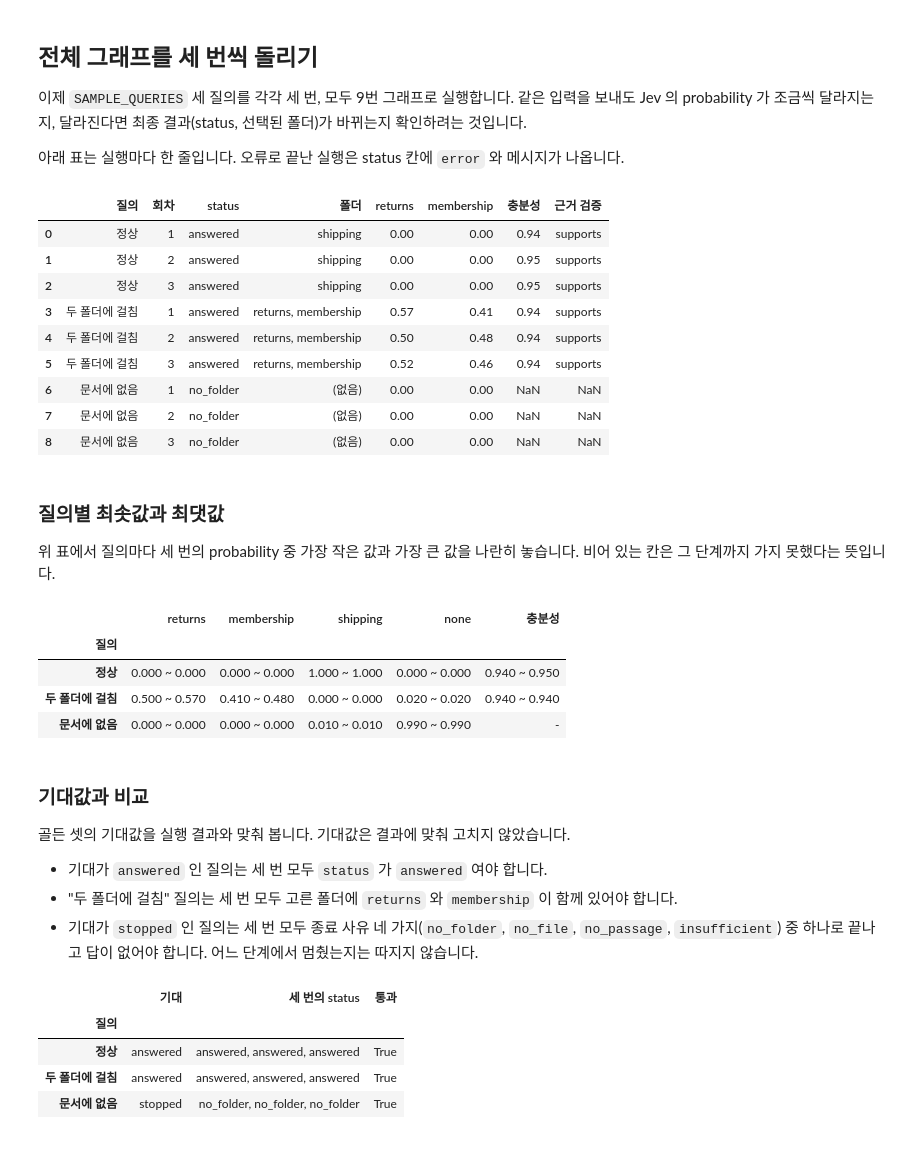
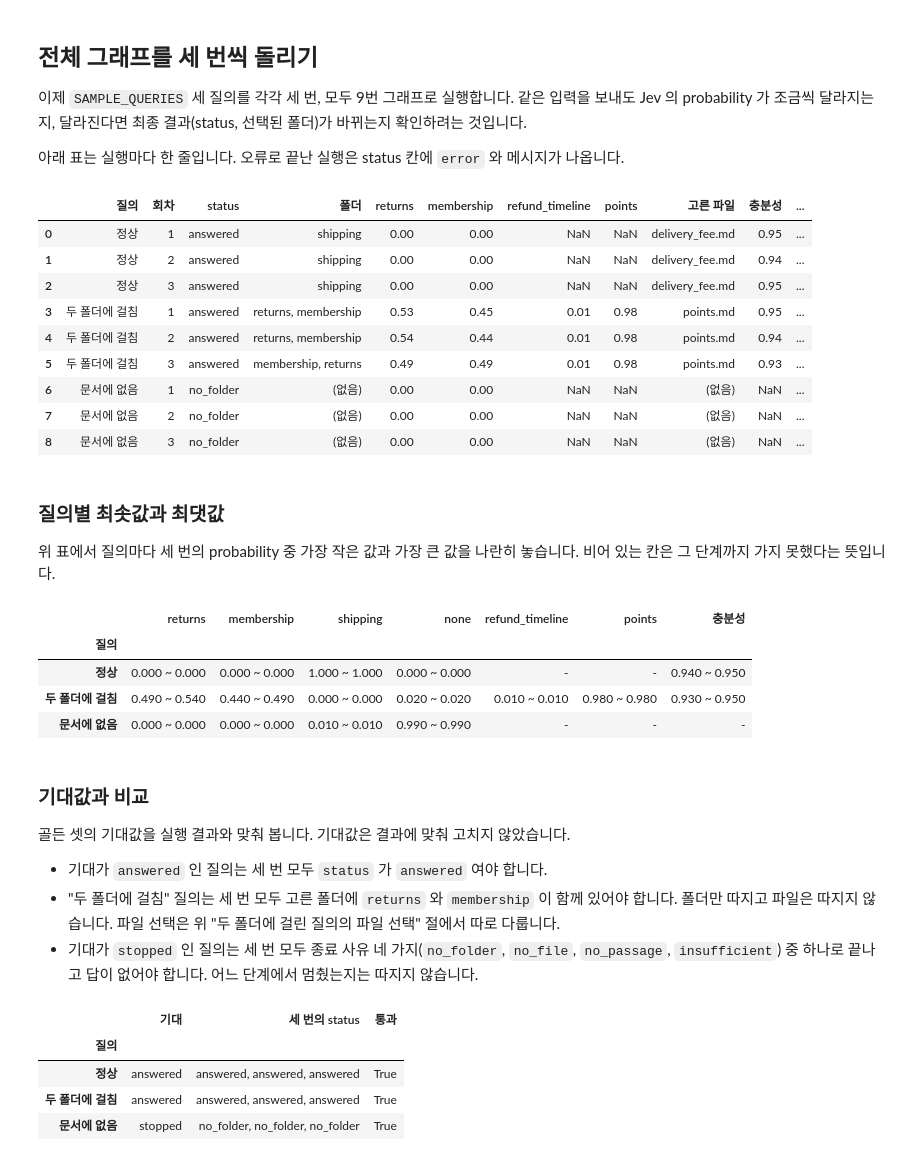
Before and after one commit to teddylee777/fastcampus-jev, a Jupyter notebook: notebooks/12-문서-RAG.ipynb, the cells around one changed output. Cells and saved outputs as stored; diff of their text form; code cells hidden in the pictures.

```diff
--- a/notebooks/12-문서-RAG.ipynb
+++ b/notebooks/12-문서-RAG.ipynb
@@ -291,45 +299,49 @@ for sample in SAMPLE_QUERIES:
         state = await graph.ainvoke({"payload": {"query": sample["query"]}})
         output = state.get("output")
         if output is None:
             runs.append({"label": sample["label"], "run": run_number, "status": f"error: {state.get('error')}",
-                         "folders": [], "answer": None, "grounding": None, "steps": []})
+                         "folders": [], "files": [], "answer": None, "grounding": None, "steps": []})
             continue
         runs.append({"label": sample["label"], "run": run_number, "status": output["status"],
-                     "folders": output["folders"], "answer": output["answer"],
+                     "folders": output["folders"], "files": output["files"], "answer": output["answer"],
                      "grounding": output["grounding"], "steps": output["steps"]})
 
 
 def step_probabilities(run, kind):
     step = next((step for step in run["steps"] if step["kind"] == kind), None)
     return step["probabilities"] if step else {}
 
 
 run_rows = []
 for run in runs:
     folder_probs = step_probabilities(run, "folder")
+    file_probs = step_probabilities(run, "file")
     sufficiency = step_probabilities(run, "sufficiency").get("sufficient")
     run_rows.append({
         "질의": run["label"],
         "회차": run["run"],
         "status": run["status"],
         "폴더": ", ".join(run["folders"]) or "(없음)",
         "returns": round(folder_probs["returns"], 3) if "returns" in folder_probs else None,
         "membership": round(folder_probs["membership"], 3) if "membership" in folder_probs else None,
+        "refund_timeline": round(file_probs["returns__refund_timeline"], 3) if "returns__refund_timeline" in file_probs else None,
+        "points": round(file_probs["membership__points"], 3) if "membership__points" in file_probs else None,
+        "고른 파일": ", ".join(path.split("/")[-1] for path in run["files"]) or "(없음)",
         "충분성": round(sufficiency, 3) if sufficiency is not None else None,
         "근거 검증": run["grounding"],
     })
 pd.DataFrame(run_rows)
 # %% [output]
-|  | 질의 | 회차 | status | 폴더 | returns | membership | 충분성 | 근거 검증 |
-| 0 | 정상 | 1 | answered | shipping | 0.00 | 0.00 | 0.94 | supports |
-| 1 | 정상 | 2 | answered | shipping | 0.00 | 0.00 | 0.95 | supports |
-| 2 | 정상 | 3 | answered | shipping | 0.00 | 0.00 | 0.95 | supports |
-| 3 | 두 폴더에 걸침 | 1 | answered | returns, membership | 0.57 | 0.41 | 0.94 | supports |
-| 4 | 두 폴더에 걸침 | 2 | answered | returns, membership | 0.50 | 0.48 | 0.94 | supports |
-| 5 | 두 폴더에 걸침 | 3 | answered | returns, membership | 0.52 | 0.46 | 0.94 | supports |
-| 6 | 문서에 없음 | 1 | no_folder | (없음) | 0.00 | 0.00 | NaN | NaN |
-| 7 | 문서에 없음 | 2 | no_folder | (없음) | 0.00 | 0.00 | NaN | NaN |
-| 8 | 문서에 없음 | 3 | no_folder | (없음) | 0.00 | 0.00 | NaN | NaN |
+|  | 질의 | 회차 | status | 폴더 | returns | membership | refund_timeline | points | 고른 파일 | 충분성 | ... |
+| 0 | 정상 | 1 | answered | shipping | 0.00 | 0.00 | NaN | NaN | delivery_fee.md | 0.95 | ... |
+| 1 | 정상 | 2 | answered | shipping | 0.00 | 0.00 | NaN | NaN | delivery_fee.md | 0.94 | ... |
+| 2 | 정상 | 3 | answered | shipping | 0.00 | 0.00 | NaN | NaN | delivery_fee.md | 0.95 | ... |
+| 3 | 두 폴더에 걸침 | 1 | answered | returns, membership | 0.53 | 0.45 | 0.01 | 0.98 | points.md | 0.95 | ... |
+| 4 | 두 폴더에 걸침 | 2 | answered | returns, membership | 0.54 | 0.44 | 0.01 | 0.98 | points.md | 0.94 | ... |
+| 5 | 두 폴더에 걸침 | 3 | answered | membership, returns | 0.49 | 0.49 | 0.01 | 0.98 | points.md | 0.93 | ... |
+| 6 | 문서에 없음 | 1 | no_folder | (없음) | 0.00 | 0.00 | NaN | NaN | (없음) | NaN | ... |
+| 7 | 문서에 없음 | 2 | no_folder | (없음) | 0.00 | 0.00 | NaN | NaN | (없음) | NaN | ... |
+| 8 | 문서에 없음 | 3 | no_folder | (없음) | 0.00 | 0.00 | NaN | NaN | (없음) | NaN | ... |
 # %% [markdown]
 ### 질의별 최솟값과 최댓값
 
@@ -349,22 +361,24 @@ for sample in SAMPLE_QUERIES:
         "membership": min_max([step_probabilities(run, "folder").get("membership") for run in mine]),
         "shipping": min_max([step_probabilities(run, "folder").get("shipping") for run in mine]),
         "none": min_max([step_probabilities(run, "folder").get("none") for run in mine]),
+        "refund_timeline": min_max([step_probabilities(run, "file").get("returns__refund_timeline") for run in mine]),
+        "points": min_max([step_probabilities(run, "file").get("membership__points") for run in mine]),
         "충분성": min_max([step_probabilities(run, "sufficiency").get("sufficient") for run in mine]),
     })
 pd.DataFrame(spread_rows).set_index("질의")
 # %% [output]
-|  | returns | membership | shipping | none | 충분성 |
-| 질의 |  |  |  |  |  |
-| 정상 | 0.000 ~ 0.000 | 0.000 ~ 0.000 | 1.000 ~ 1.000 | 0.000 ~ 0.000 | 0.940 ~ 0.950 |
-| 두 폴더에 걸침 | 0.500 ~ 0.570 | 0.410 ~ 0.480 | 0.000 ~ 0.000 | 0.020 ~ 0.020 | 0.940 ~ 0.940 |
-| 문서에 없음 | 0.000 ~ 0.000 | 0.000 ~ 0.000 | 0.010 ~ 0.010 | 0.990 ~ 0.990 | - |
+|  | returns | membership | shipping | none | refund_timeline | points | 충분성 |
+| 질의 |  |  |  |  |  |  |  |
+| 정상 | 0.000 ~ 0.000 | 0.000 ~ 0.000 | 1.000 ~ 1.000 | 0.000 ~ 0.000 | - | - | 0.940 ~ 0.950 |
+| 두 폴더에 걸침 | 0.490 ~ 0.540 | 0.440 ~ 0.490 | 0.000 ~ 0.000 | 0.020 ~ 0.020 | 0.010 ~ 0.010 | 0.980 ~ 0.980 | 0.930 ~ 0.950 |
+| 문서에 없음 | 0.000 ~ 0.000 | 0.000 ~ 0.000 | 0.010 ~ 0.010 | 0.990 ~ 0.990 | - | - | - |
 # %% [markdown]
 ### 기대값과 비교
 
 골든 셋의 기대값을 실행 결과와 맞춰 봅니다. 기대값은 결과에 맞춰 고치지 않았습니다.
 
 - 기대가 `answered` 인 질의는 세 번 모두 `status` 가 `answered` 여야 합니다.
-- "두 폴더에 걸침" 질의는 세 번 모두 고른 폴더에 `returns` 와 `membership` 이 함께 있어야 합니다.
+- "두 폴더에 걸침" 질의는 세 번 모두 고른 폴더에 `returns` 와 `membership` 이 함께 있어야 합니다. 폴더만 따지고 파일은 따지지 않습니다. 파일 선택은 위 "두 폴더에 걸린 질의의 파일 선택" 절에서 따로 다룹니다.
 - 기대가 `stopped` 인 질의는 세 번 모두 종료 사유 네 가지(`no_folder`, `no_file`, `no_passage`, `insufficient`) 중 하나로 끝나고 답이 없어야 합니다. 어느 단계에서 멈췄는지는 따지지 않습니다.
 # %%
 STOP_STATUSES = {"no_folder", "no_file", "no_passage", "insufficient"}
```
Also changed, not shown: parts of 9 cells of this notebook, 4 other files.
